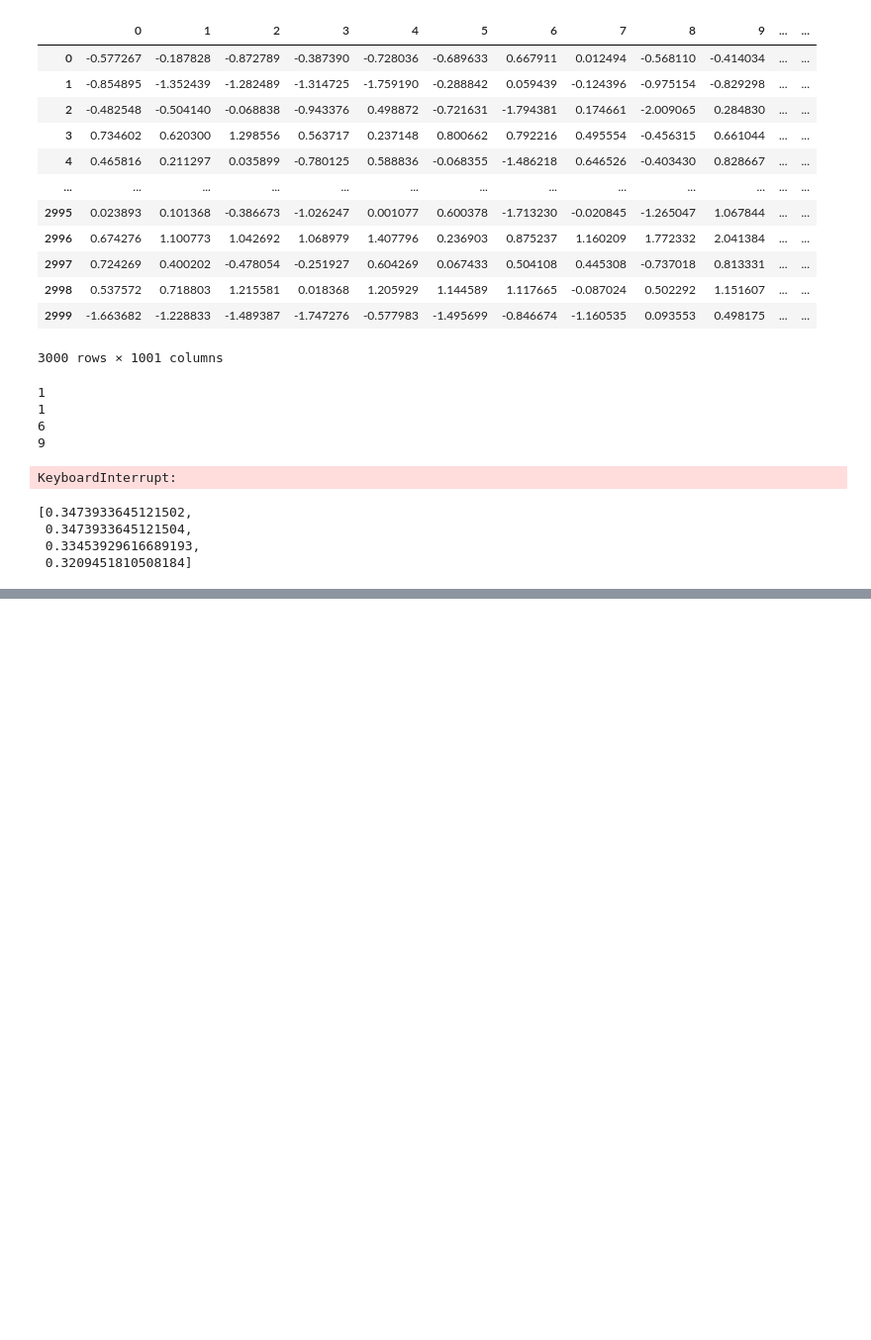
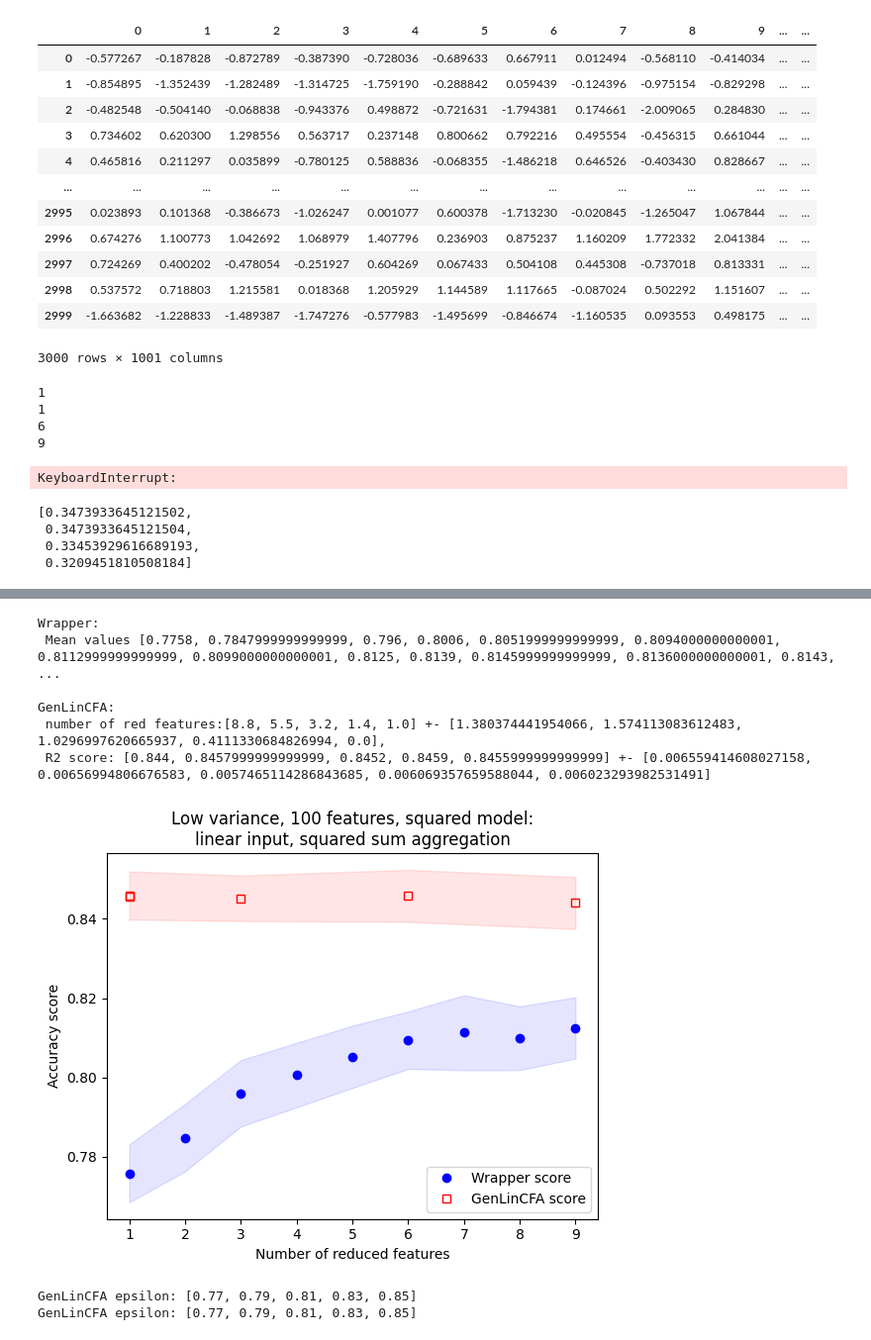
Before and after one commit to PaoloBonettiPolimi/PaperNon_Gen_LinCFA, a Jupyter notebook: Non_Gen_LinCFA_experiments.ipynb, the cells around one changed output, grey strips where cells are left out. Shown at 99% size. Saved outputs shown, nothing was run; the diff lists cells and outputs as text; code cells hidden in the pictures; blank space fills up the shorter version.

```diff
--- a/Non_Gen_LinCFA_experiments.ipynb
+++ b/Non_Gen_LinCFA_experiments.ipynb
@@ -1273,0 +1298,19 @@ plot_class_squaredAggr(results,"Low variance, 100 features, squared model:\nline
+# %%
+plot_class_squaredAggr(results,"Low variance, 100 features, squared model:\nlinear input, squared sum aggregation",9,'LowVar_100Feat_sqsum_class.png')
+# %% [output]
+Wrapper:
+ Mean values [0.7758, 0.7847999999999999, 0.796, 0.8006, 0.8051999999999999, 0.8094000000000001, 0.8112999999999999, 0.8099000000000001, 0.8125, 0.8139, 0.8145999999999999, 0.8136000000000001, 0.8143, ...
+
+GenLinCFA:
+ number of red features:[8.8, 5.5, 3.2, 1.4, 1.0] +- [1.380374441954066, 1.574113083612483, 1.0296997620665937, 0.4111330684826994, 0.0],
+ R2 score: [0.844, 0.8457999999999999, 0.8452, 0.8459, 0.8455999999999999] +- [0.006559414608027158, 0.00656994806676583, 0.0057465114286843685, 0.006069357659588044, 0.006023293982531491]
+[figure, added]
+# %%
+import pickle
+with open('/Users/paolo/Documents/PaperNon_Gen_LinCFA/results/class_quadratic_retry_highVar.pkl', 'rb') as f:
+    results = pickle.load(f)
+print(f'GenLinCFA epsilon: {[results[0][0][i][0] for i in range(5)]}')
+print(f'GenLinCFA epsilon: {[results[1][0][i][0] for i in range(5)]}')
+# %% [output]
+GenLinCFA epsilon: [0.77, 0.79, 0.81, 0.83, 0.85]
+GenLinCFA epsilon: [0.77, 0.79, 0.81, 0.83, 0.85]
```
Also changed, not shown: parts of 76 cells of this notebook, 29 other files.
